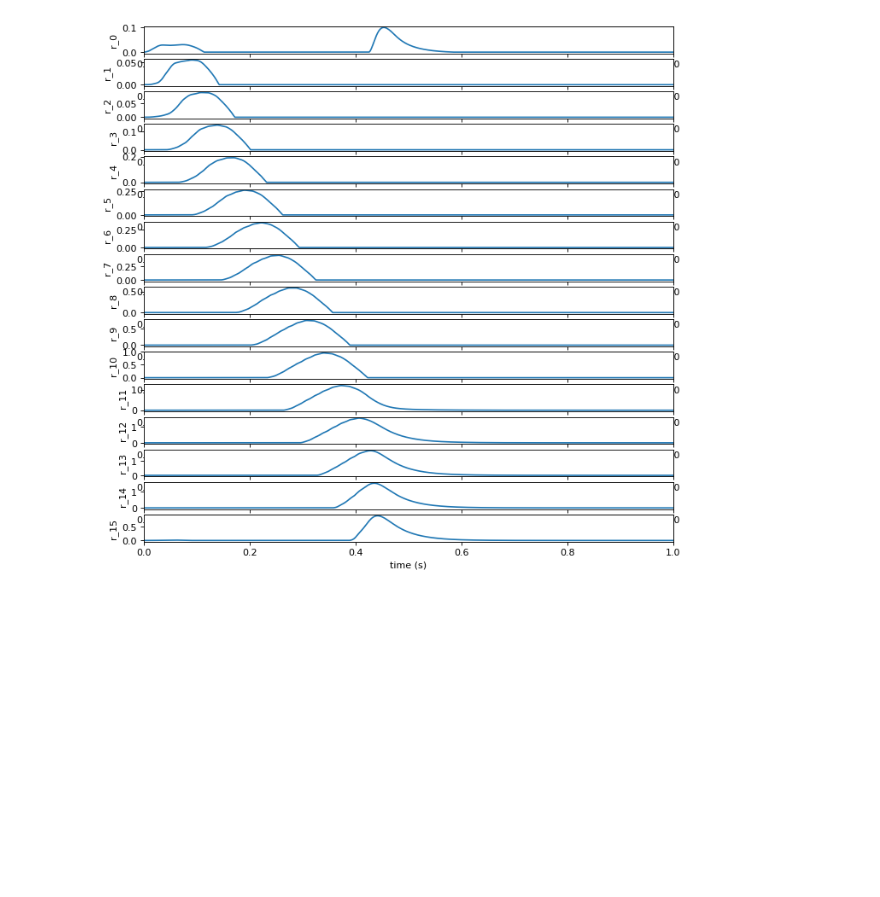
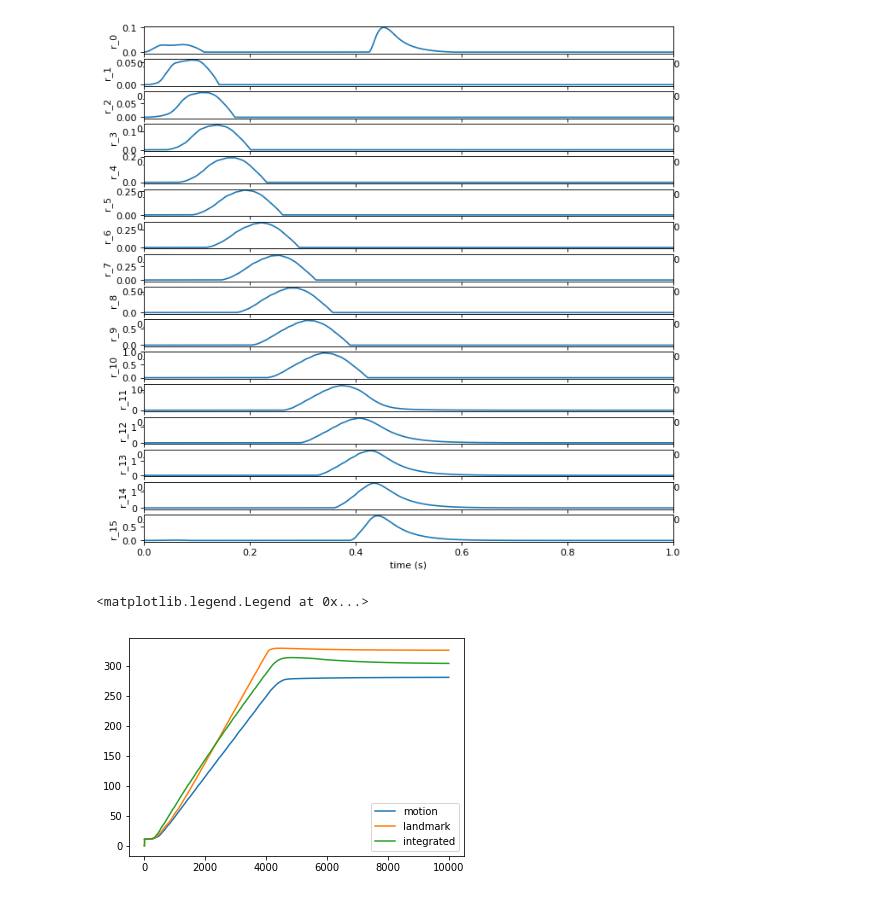
Before and after one commit to adityasinha379/FlyBrainProject, a Jupyter notebook: Project_as5624_pb2735.ipynb, the cells around one changed output. Cells and saved outputs as stored; diff of their text form; code cells hidden in the pictures; blank space fills up the shorter version.

```diff
--- a/Project_as5624_pb2735.ipynb
+++ b/Project_as5624_pb2735.ipynb
@@ -163,3 +175,42 @@ plt.savefig('Results/cx_integrated.png')
 f.close()
 # %% [output]
 [figure]
+# %%
+def calculate_azimuth(file,init_angle):
+    f = h5py.File(file, 'r')
+    var = 'V'
+    idx = []
+    for i in range(16):
+        node = bytes('ring_'+str(i), encoding='utf-8')
+        idx.append([a for a in f[var]['uids']].index(node))
+
+    data = np.transpose(f[var]['data'][:,idx])
+
+    neu_num, t = np.shape(data)
+
+    angles = np.arange(0+360/neu_num/2,360,360/neu_num)*np.pi/180
+    v_r = np.concatenate(([np.cos(angles)],[np.sin(angles)])).T
+    v_init = np.array([np.cos(init_angle*np.pi/180),np.sin(init_angle*np.pi/180)])
+    azimuth = np.zeros(t)
+
+    for i in range(t):
+        v_sum = np.dot(data[:,i],v_r)
+        if np.any(v_sum):
+            v_sum/= np.linalg.norm(v_sum)
+            azimuth[i] = np.arccos(np.dot(v_sum,v_init))*180/np.pi
+            if v_sum[1]<0:
+                azimuth[i] = 360-azimuth[i]
+
+    f.close()
+    return azimuth
+# %%
+azimuth_motion = calculate_azimuth('Results/output_motion.h5',init_angle=0)
+azimuth_landmark = calculate_azimuth('Results/output_landmark.h5',init_angle=0)
+azimuth_integrated = calculate_azimuth('Results/output_integrated.h5',init_angle=0)
+plt.plot(azimuth_motion, label='motion')
+plt.plot(azimuth_landmark, label='landmark')
+plt.plot(azimuth_integrated, label='integrated')
+plt.legend(loc=4)
+# %% [output]
+<matplotlib.legend.Legend at 0x...>
+[figure, added]
```
Also changed, not shown: parts of 1 cell of this notebook, 3 other files.
